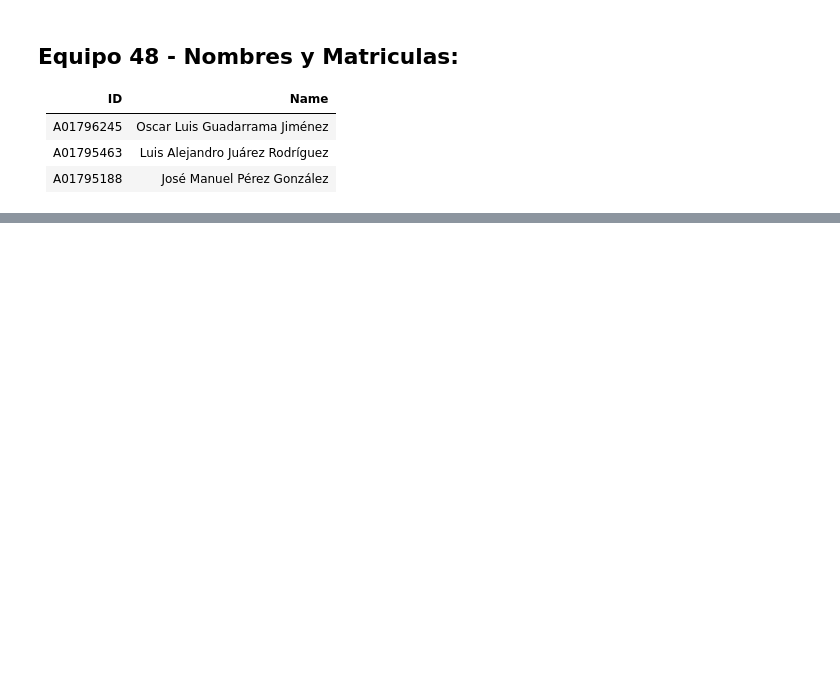
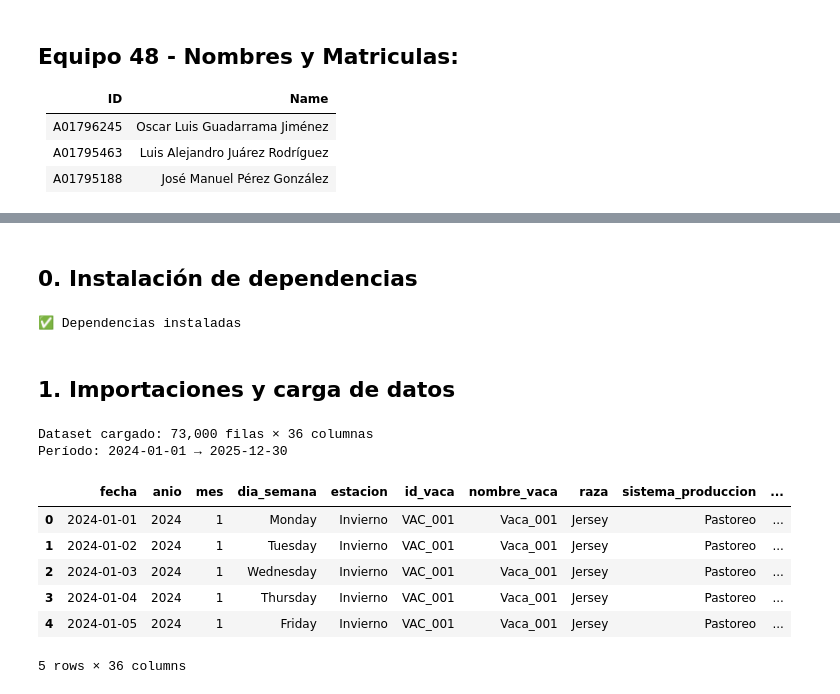
Before and after one commit to jperezg86/ml-nutraceuticos-ganado-lechero, a Jupyter notebook: notebooks/EDA_Metales_Pesados_Bovinos.ipynb, the cells around one changed output, grey strips where cells are left out. Cells and saved outputs as stored; diff of their text form; code cells hidden in the pictures; blank space fills up the shorter version.

```diff
--- a/notebooks/EDA_Metales_Pesados_Bovinos.ipynb
+++ b/notebooks/EDA_Metales_Pesados_Bovinos.ipynb
@@ -654,5 +8,0 @@ HALLAZGOS PRINCIPALES
-# %%
-import os
-print('\n📁 Archivos generados en:', OUT_PATH)
-for f in sorted(OUT_PATH.iterdir()):
-    print(f'   {f.name:<55s}  {f.stat().st_size/1024:6.1f} KB')
@@ -668,0 +23,66 @@ for f in sorted(OUT_PATH.iterdir()):
+# %% [markdown]
+## 0. Instalación de dependencias
+# %%
+import subprocess, sys
+
+# Versiones fijadas para evitar incompatibilidades binarias entre NumPy y Matplotlib.
+pkgs = [
+    'numpy==1.26.4',
+    'pandas>=2.2,<2.4',
+    'matplotlib>=3.8,<3.11',
+    'seaborn>=0.13,<0.14',
+    'scipy>=1.11,<1.15',
+    'openpyxl>=3.1,<3.2',
+]
+for pkg in pkgs:
+    subprocess.check_call([sys.executable, '-m', 'pip', 'install', '--upgrade', pkg, '-q'])
+
+print("✅ Dependencias instaladas")
+# %% [output]
+✅ Dependencias instaladas
+# %% [markdown]
+## 1. Importaciones y carga de datos
+# %%
+import pandas as pd
+from pathlib import Path
+
+import numpy as np
+import matplotlib
+import matplotlib.pyplot as plt
+import matplotlib.dates as mdates
+import seaborn as sns
+from scipy import stats
+import warnings
+
+warnings.filterwarnings('ignore')
+sns.set_theme(style='whitegrid', palette='muted', font_scale=1.1)
+
+# ── Paletas de color ──────────────────────────────────────────────────────────
+PALETTE_RAZA  = {'Holstein':'#4C72B0', 'Jersey':'#DD8452', 'Pardo Suizo':'#55A868'}
+PALETTE_STA   = {'Invierno':'#5B9BD5','Primavera':'#70AD47','Verano':'#FFC000','Otoño':'#FF7C41'}
+COLORS        = ['#4C72B0','#DD8452','#55A868','#C44E52','#8172B2','#937860']
+
+# ── Carga ─────────────────────────────────────────────────────────────────────
+repo_root = Path.cwd().resolve()
+if not (repo_root / 'data' / 'raw' / 'csv').exists():
+    repo_root = repo_root.parent
+
+DATASET_PATH = repo_root / 'data' / 'raw' / 'csv' / 'dataset_vacas_24m_v2.csv'
+
+df = pd.read_csv(DATASET_PATH)
+df['fecha'] = pd.to_datetime(df['fecha'])
+df['anio_mes'] = df['fecha'].dt.to_period('M')
+
+print(f"Dataset cargado: {df.shape[0]:,} filas × {df.shape[1]} columnas")
+print(f"Período: {df['fecha'].min().date()} → {df['fecha'].max().date()}")
+df.head()
+# %% [output]
+Dataset cargado: 73,000 filas × 36 columnas
+Período: 2024-01-01 → 2025-12-30
+|  | fecha | anio | mes | dia_semana | estacion | id_vaca | nombre_vaca | raza | sistema_produccion | ... |
+| 0 | 2024-01-01 | 2024 | 1 | Monday | Invierno | VAC_001 | Vaca_001 | Jersey | Pastoreo | ... |
+| 1 | 2024-01-02 | 2024 | 1 | Tuesday | Invierno | VAC_001 | Vaca_001 | Jersey | Pastoreo | ... |
+| 2 | 2024-01-03 | 2024 | 1 | Wednesday | Invierno | VAC_001 | Vaca_001 | Jersey | Pastoreo | ... |
+| 3 | 2024-01-04 | 2024 | 1 | Thursday | Invierno | VAC_001 | Vaca_001 | Jersey | Pastoreo | ... |
+| 4 | 2024-01-05 | 2024 | 1 | Friday | Invierno | VAC_001 | Vaca_001 | Jersey | Pastoreo | ... |
+5 rows × 36 columns
```
Also changed, not shown: parts of 68 cells of this notebook, 5 other files.
